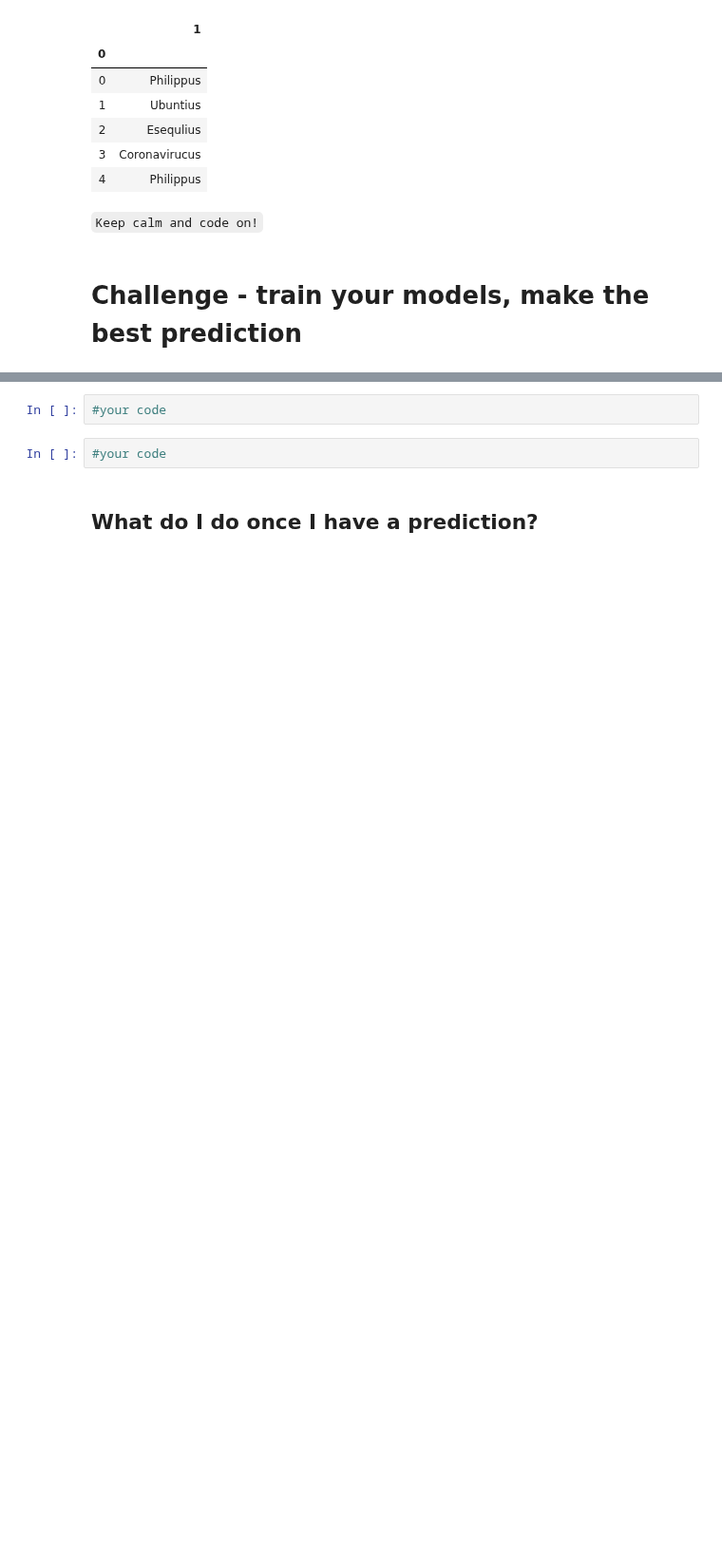
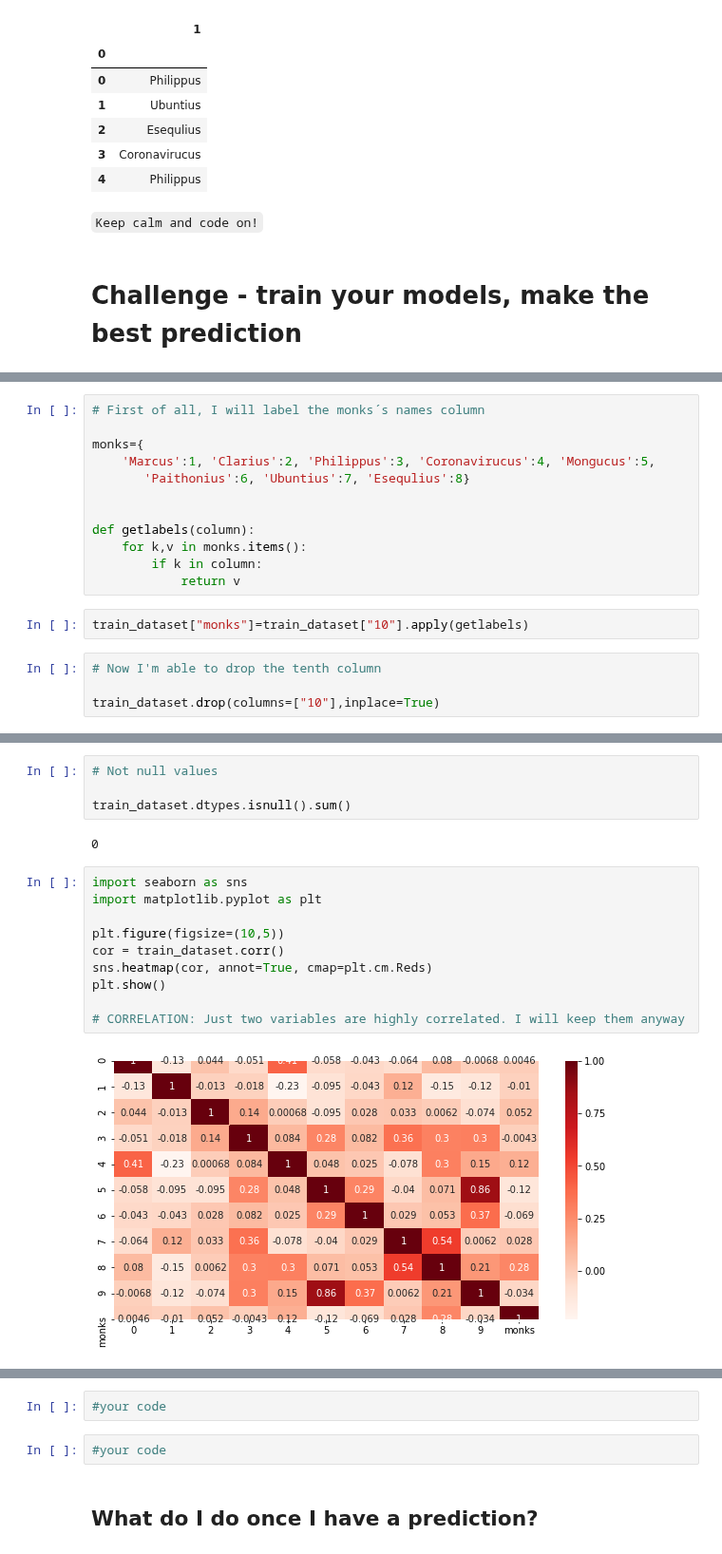
Before and after one commit to Clapiniella/lab-avila-bible, a Jupyter notebook: your-code/main.ipynb, the cells around one changed output, grey strips where cells are left out. Shown at 95% size. Drawn from its saved outputs; the diff is of its cells as text; blank space fills up the shorter version.

```diff
--- a/your-code/main.ipynb
+++ b/your-code/main.ipynb
@@ -82,0 +112,18 @@ sample_submission.head()
+# %%
+# First of all, I will label the monks´s names column
+
+monks={
+    'Marcus':1, 'Clarius':2, 'Philippus':3, 'Coronavirucus':4, 'Mongucus':5,
+       'Paithonius':6, 'Ubuntius':7, 'Esequlius':8}
+
+
+def getlabels(column):
+    for k,v in monks.items():
+        if k in column:
+            return v
+# %%
+train_dataset["monks"]=train_dataset["10"].apply(getlabels)
+# %%
+# Now I'm able to drop the tenth column
+
+train_dataset.drop(columns=["10"],inplace=True)
@@ -82,0 +138,18 @@ sample_submission.head()
+# %%
+# Not null values
+
+train_dataset.dtypes.isnull().sum()
+# %% [output]
+0
+# %%
+import seaborn as sns
+import matplotlib.pyplot as plt
+
+plt.figure(figsize=(10,5))
+cor = train_dataset.corr()
+sns.heatmap(cor, annot=True, cmap=plt.cm.Reds)
+plt.show()
+
+# CORRELATION: Just two variables are highly correlated. I will keep them anyway
+# %% [output]
+[figure, added]
```
Also changed, not shown: parts of 37 cells of this notebook.
